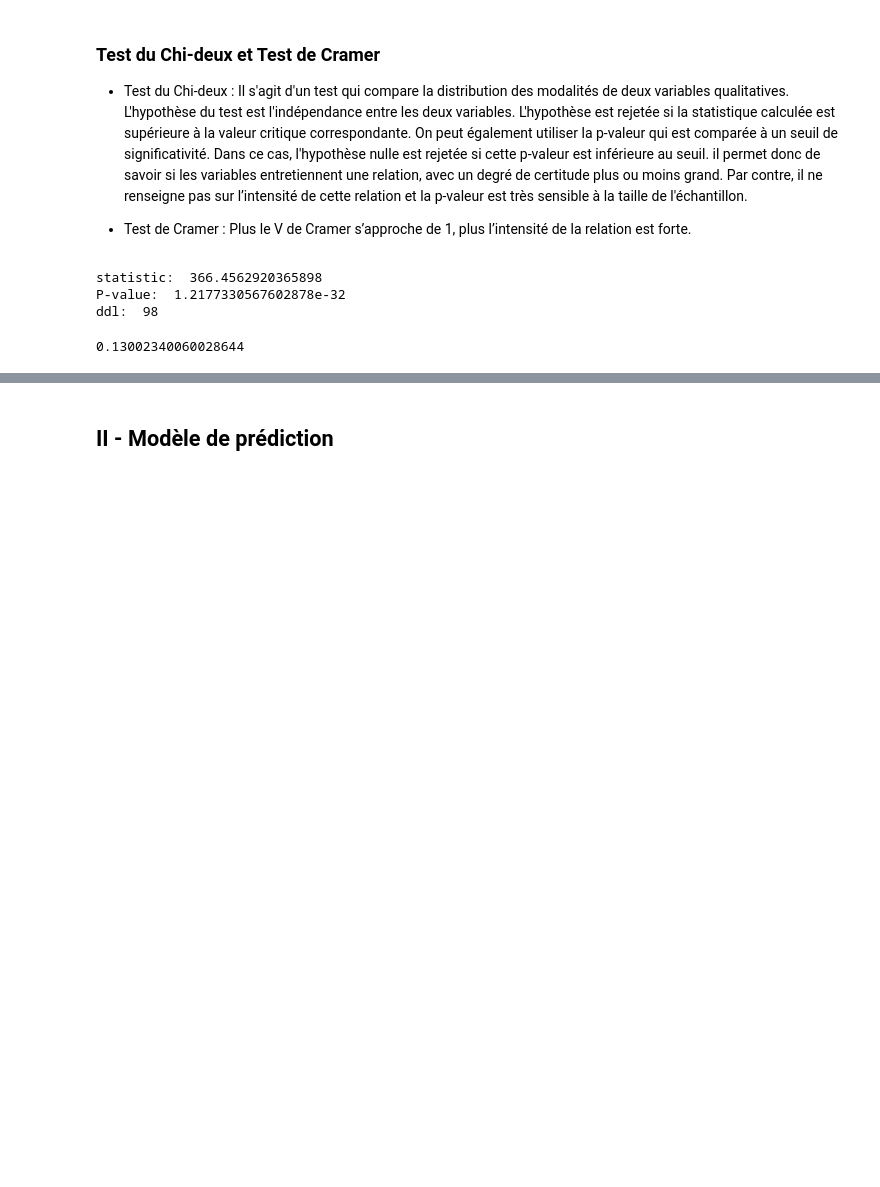
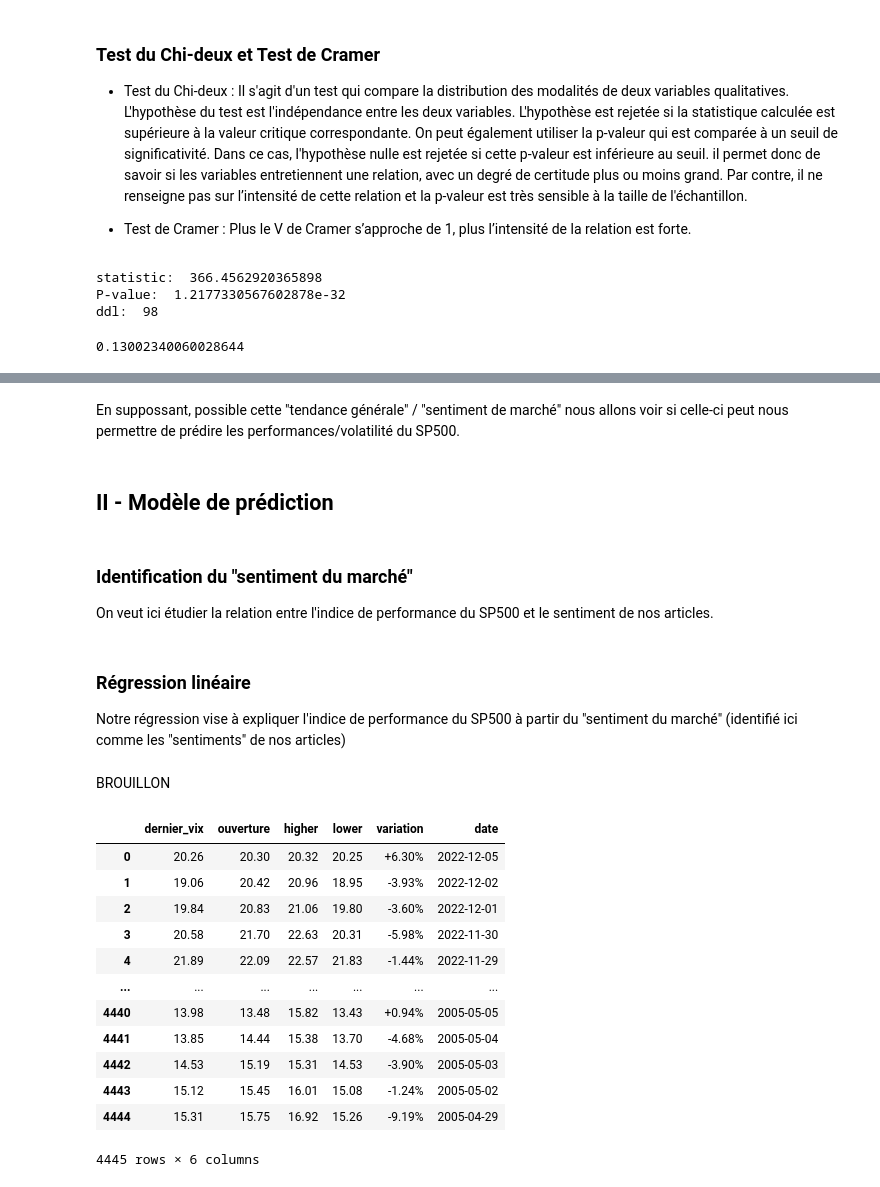
Before and after one commit to elenalmg/Projet-Python, a Jupyter notebook: notebook_data_analyse.ipynb, the cells around one changed output, grey strips where cells are left out. Drawn from its saved outputs; the diff is of its cells as text; code cells hidden in the pictures; blank space fills up the shorter version.

```diff
--- a/notebook_data_analyse.ipynb
+++ b/notebook_data_analyse.ipynb
@@ -223,2 +227,30 @@ Des résultats ci-dessus nous constatons que :
+# %% [markdown]
+En suppossant, possible cette "tendance générale" / "sentiment de marché" nous allons voir si celle-ci peut nous permettre de prédire les performances/volatilité du SP500.
 # %% [markdown]
 ## II - Modèle de prédiction
+# %% [markdown]
+### Identification du "sentiment du marché"
+On veut ici étudier la relation entre l'indice de performance du SP500 et le sentiment de nos articles.
+# %% [markdown]
+### Régression linéaire
+Notre régression vise à expliquer l'indice de performance du SP500 à partir du "sentiment du marché" (identifié ici comme les "sentiments" de nos articles)
+# %% [markdown]
+BROUILLON
+# %%
+## On importe les bases qu'on veut merge
+df_sp500 = pd.read_csv('Data/data_sp500.csv')
+df_vix = pd.read_csv('Data/data_vix.csv')
+# %% [output]
+|  | dernier_vix | ouverture | higher | lower | variation | date |
+| 0 | 20.26 | 20.30 | 20.32 | 20.25 | +6.30% | 2022-12-05 |
+| 1 | 19.06 | 20.42 | 20.96 | 18.95 | -3.93% | 2022-12-02 |
+| 2 | 19.84 | 20.83 | 21.06 | 19.80 | -3.60% | 2022-12-01 |
+| 3 | 20.58 | 21.70 | 22.63 | 20.31 | -5.98% | 2022-11-30 |
+| 4 | 21.89 | 22.09 | 22.57 | 21.83 | -1.44% | 2022-11-29 |
+| ... | ... | ... | ... | ... | ... | ... |
+| 4440 | 13.98 | 13.48 | 15.82 | 13.43 | +0.94% | 2005-05-05 |
+| 4441 | 13.85 | 14.44 | 15.38 | 13.70 | -4.68% | 2005-05-04 |
+| 4442 | 14.53 | 15.19 | 15.31 | 14.53 | -3.90% | 2005-05-03 |
+| 4443 | 15.12 | 15.45 | 16.01 | 15.08 | -1.24% | 2005-05-02 |
+| 4444 | 15.31 | 15.75 | 16.92 | 15.26 | -9.19% | 2005-04-29 |
+4445 rows × 6 columns
```
Also changed, not shown: parts of 13 cells of this notebook.
